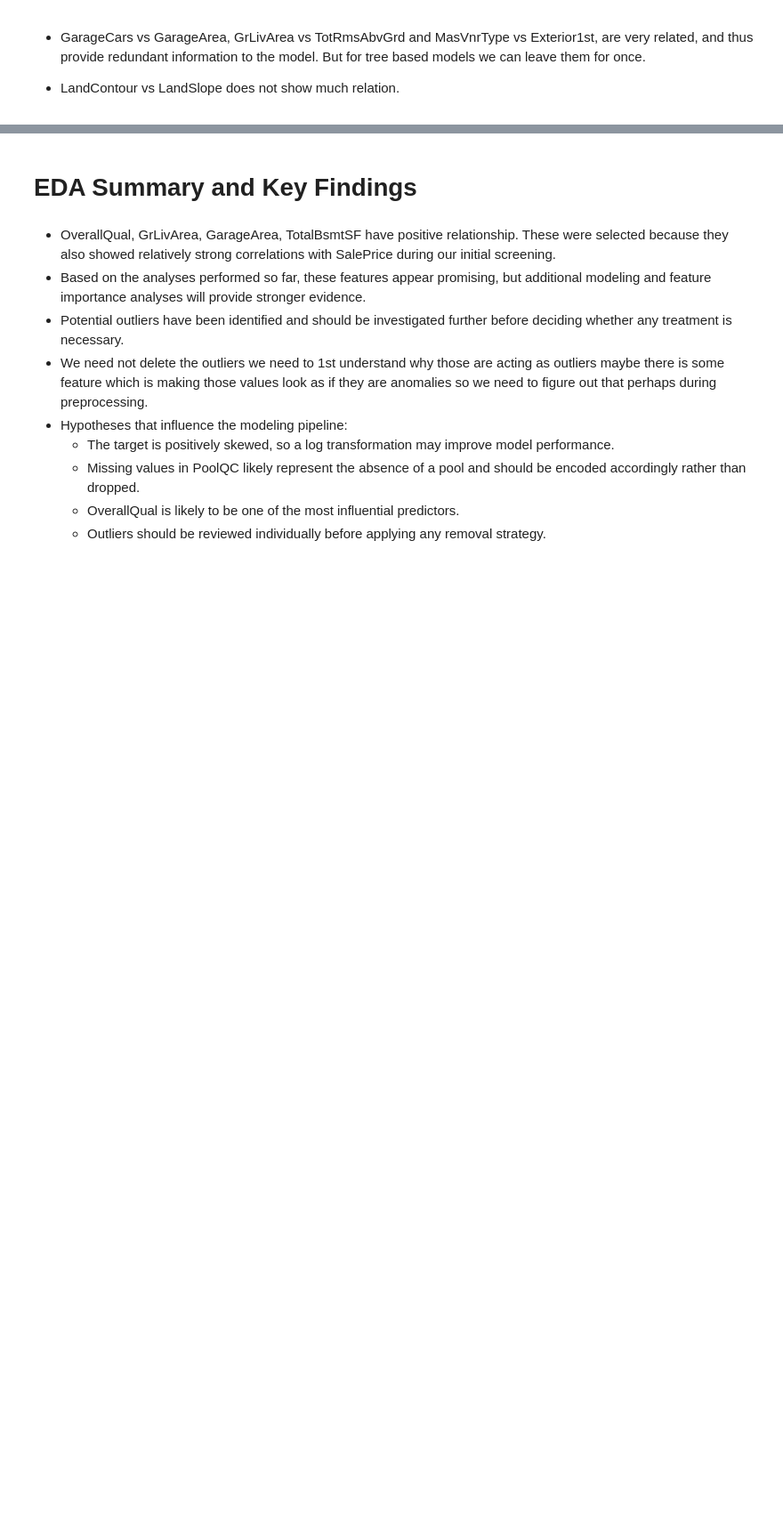
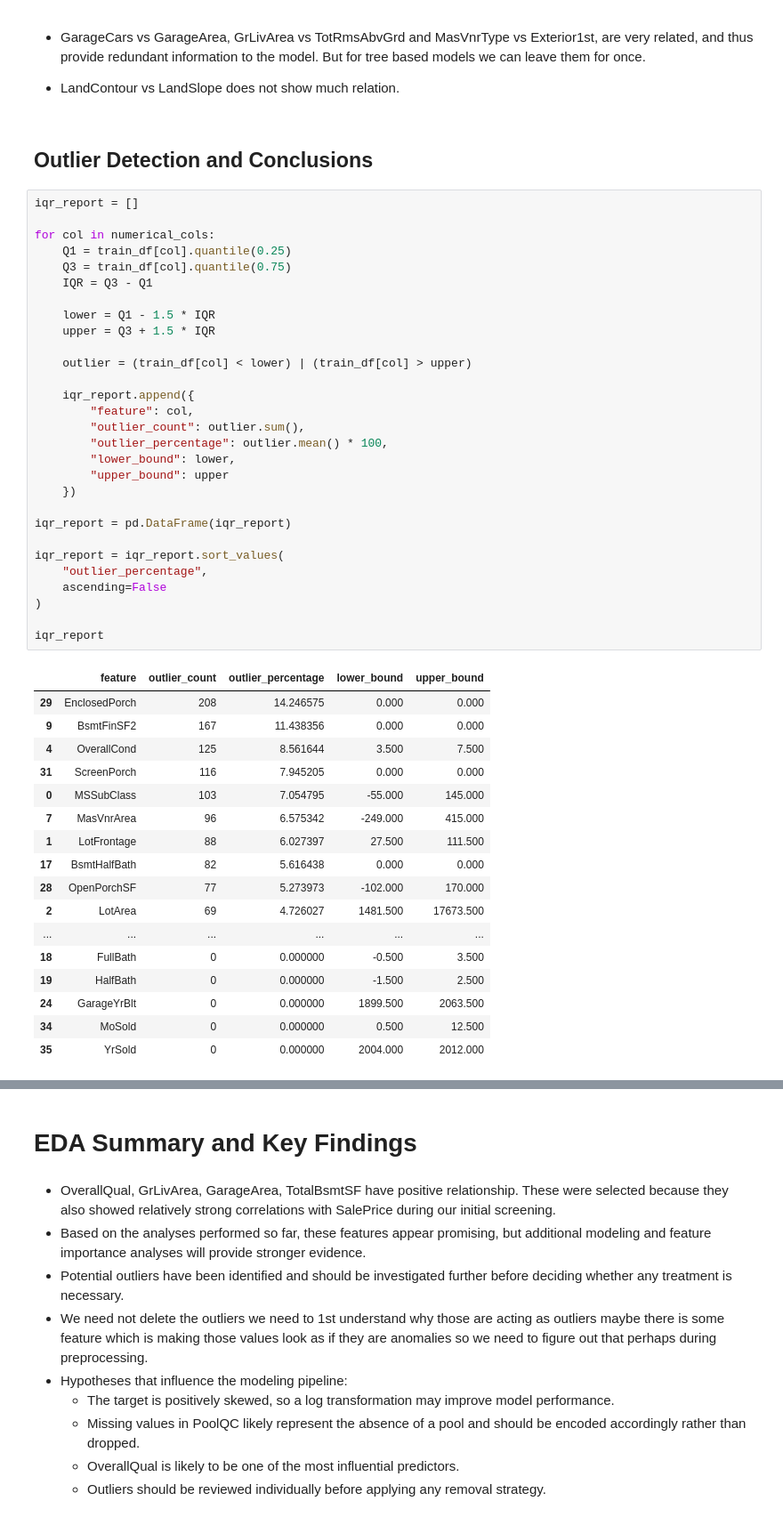
Before and after one commit to shivdt/house-price-prediction, a Jupyter notebook: notebooks/02_deep_eda_and_statistics.ipynb, the cells around one changed output, grey strips where cells are left out. Shown at 89% size. Cells and saved outputs as stored; diff of their text form; blank space fills up the shorter version.

```diff
--- a/notebooks/02_deep_eda_and_statistics.ipynb
+++ b/notebooks/02_deep_eda_and_statistics.ipynb
@@ -1659,3 +1829,52 @@ plt.show()
 - GarageCars vs GarageArea, GrLivArea vs TotRmsAbvGrd and MasVnrType vs Exterior1st, are very related, and thus provide redundant information to the model. But for tree based models we can leave them for once.
 
 - LandContour vs LandSlope does not show much relation.
+# %% [markdown]
+## **Outlier Detection and Conclusions**
+# %%
+iqr_report = []
+
+for col in numerical_cols:
+    Q1 = train_df[col].quantile(0.25)
+    Q3 = train_df[col].quantile(0.75)
+    IQR = Q3 - Q1
+
+    lower = Q1 - 1.5 * IQR
+    upper = Q3 + 1.5 * IQR
+
+    outlier = (train_df[col] < lower) | (train_df[col] > upper)
+
+    iqr_report.append({
+        "feature": col,
+        "outlier_count": outlier.sum(),
+        "outlier_percentage": outlier.mean() * 100,
+        "lower_bound": lower,
+        "upper_bound": upper
+    })
+
+iqr_report = pd.DataFrame(iqr_report)
+
+iqr_report = iqr_report.sort_values(
+    "outlier_percentage",
+    ascending=False
+)
+
+iqr_report
+# %% [output]
+|  | feature | outlier_count | outlier_percentage | lower_bound | upper_bound |
+| 29 | EnclosedPorch | 208 | 14.246575 | 0.000 | 0.000 |
+| 9 | BsmtFinSF2 | 167 | 11.438356 | 0.000 | 0.000 |
+| 4 | OverallCond | 125 | 8.561644 | 3.500 | 7.500 |
+| 31 | ScreenPorch | 116 | 7.945205 | 0.000 | 0.000 |
+| 0 | MSSubClass | 103 | 7.054795 | -55.000 | 145.000 |
+| 7 | MasVnrArea | 96 | 6.575342 | -249.000 | 415.000 |
+| 1 | LotFrontage | 88 | 6.027397 | 27.500 | 111.500 |
+| 17 | BsmtHalfBath | 82 | 5.616438 | 0.000 | 0.000 |
+| 28 | OpenPorchSF | 77 | 5.273973 | -102.000 | 170.000 |
+| 2 | LotArea | 69 | 4.726027 | 1481.500 | 17673.500 |
+| ... | ... | ... | ... | ... | ... |
+| 18 | FullBath | 0 | 0.000000 | -0.500 | 3.500 |
+| 19 | HalfBath | 0 | 0.000000 | -1.500 | 2.500 |
+| 24 | GarageYrBlt | 0 | 0.000000 | 1899.500 | 2063.500 |
+| 34 | MoSold | 0 | 0.000000 | 0.500 | 12.500 |
+| 35 | YrSold | 0 | 0.000000 | 2004.000 | 2012.000 |
```
Also changed, not shown: parts of 39 cells of this notebook.
